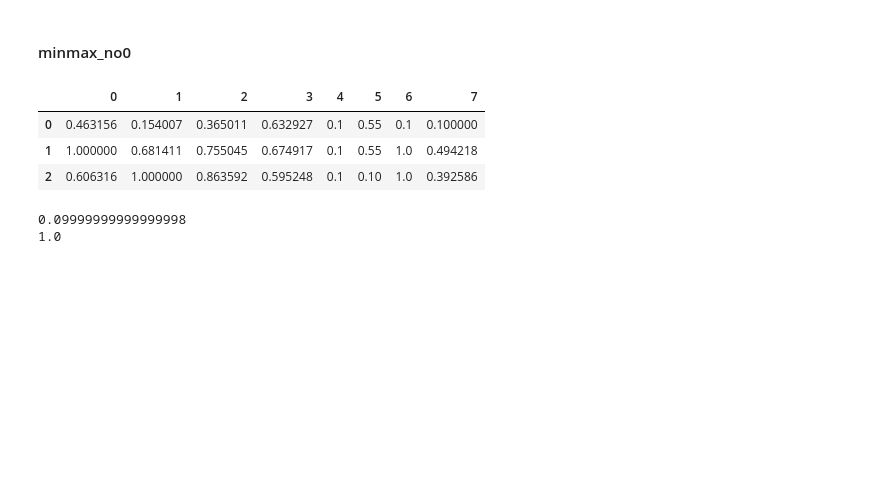
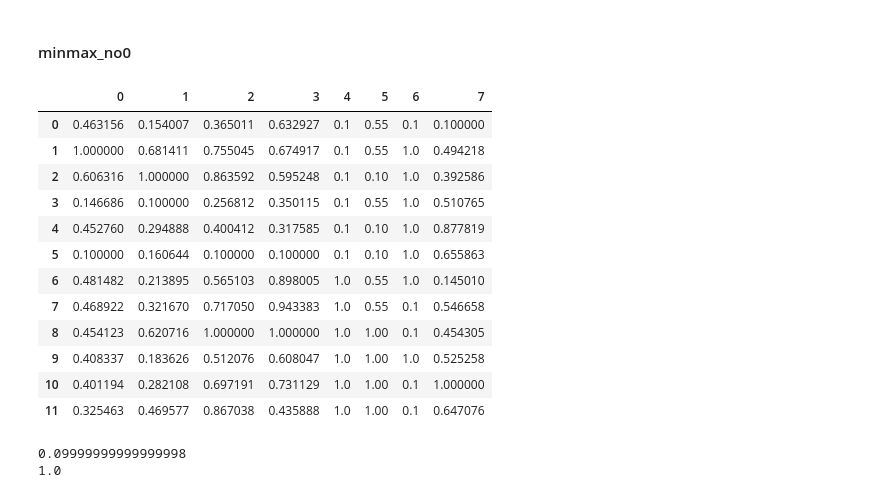
Before and after one commit to wetransform-os/ProMCDA, a Jupyter notebook: testing_score_calculation.ipynb, the cells around one changed output. Cells and saved outputs as stored; diff of their text form; code cells hidden in the pictures; blank space fills up the shorter version.

```diff
--- a/testing_score_calculation.ipynb
+++ b/testing_score_calculation.ipynb
@@ -57,12 +66,21 @@ print(scaled_minmax_01.to_numpy().max())
 #### minmax_no0
 # %%
 scaled_minmax_no0 = norm.minmax(feature_range=(0.1, 1))
-scaled_minmax_no0.head(3)
+scaled_minmax_no0
 # %% [output]
 |  | 0 | 1 | 2 | 3 | 4 | 5 | 6 | 7 |
 | 0 | 0.463156 | 0.154007 | 0.365011 | 0.632927 | 0.1 | 0.55 | 0.1 | 0.100000 |
 | 1 | 1.000000 | 0.681411 | 0.755045 | 0.674917 | 0.1 | 0.55 | 1.0 | 0.494218 |
 | 2 | 0.606316 | 1.000000 | 0.863592 | 0.595248 | 0.1 | 0.10 | 1.0 | 0.392586 |
+| 3 | 0.146686 | 0.100000 | 0.256812 | 0.350115 | 0.1 | 0.55 | 1.0 | 0.510765 |
+| 4 | 0.452760 | 0.294888 | 0.400412 | 0.317585 | 0.1 | 0.10 | 1.0 | 0.877819 |
+| 5 | 0.100000 | 0.160644 | 0.100000 | 0.100000 | 0.1 | 0.10 | 1.0 | 0.655863 |
+| 6 | 0.481482 | 0.213895 | 0.565103 | 0.898005 | 1.0 | 0.55 | 1.0 | 0.145010 |
+| 7 | 0.468922 | 0.321670 | 0.717050 | 0.943383 | 1.0 | 0.55 | 0.1 | 0.546658 |
+| 8 | 0.454123 | 0.620716 | 1.000000 | 1.000000 | 1.0 | 1.00 | 0.1 | 0.454305 |
+| 9 | 0.408337 | 0.183626 | 0.512076 | 0.608047 | 1.0 | 1.00 | 1.0 | 0.525258 |
+| 10 | 0.401194 | 0.282108 | 0.697191 | 0.731129 | 1.0 | 1.00 | 0.1 | 1.000000 |
+| 11 | 0.325463 | 0.469577 | 0.867038 | 0.435888 | 1.0 | 1.00 | 0.1 | 0.647076 |
 # %%
 print(scaled_minmax_no0.to_numpy().min())
 print(scaled_minmax_no0.to_numpy().max())
```
Also changed, not shown: parts of 33 cells of this notebook, 5 other files.
